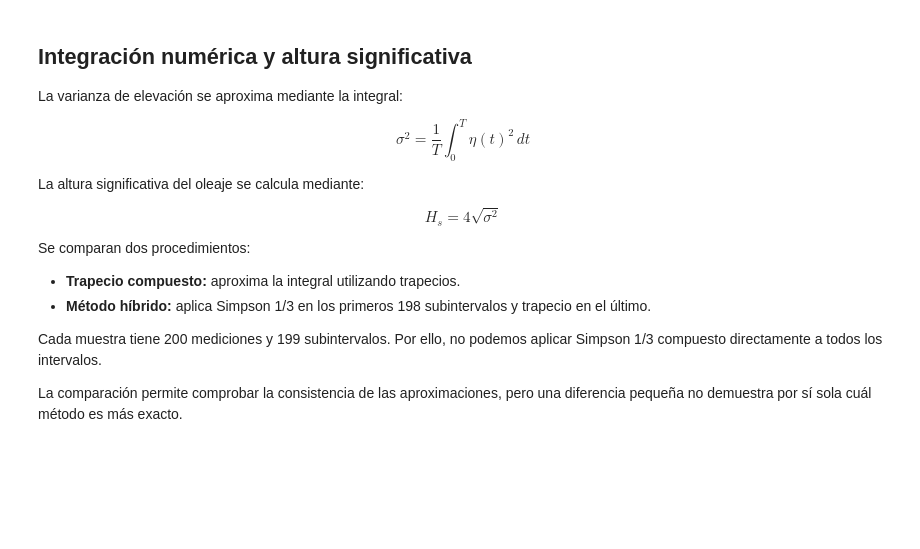
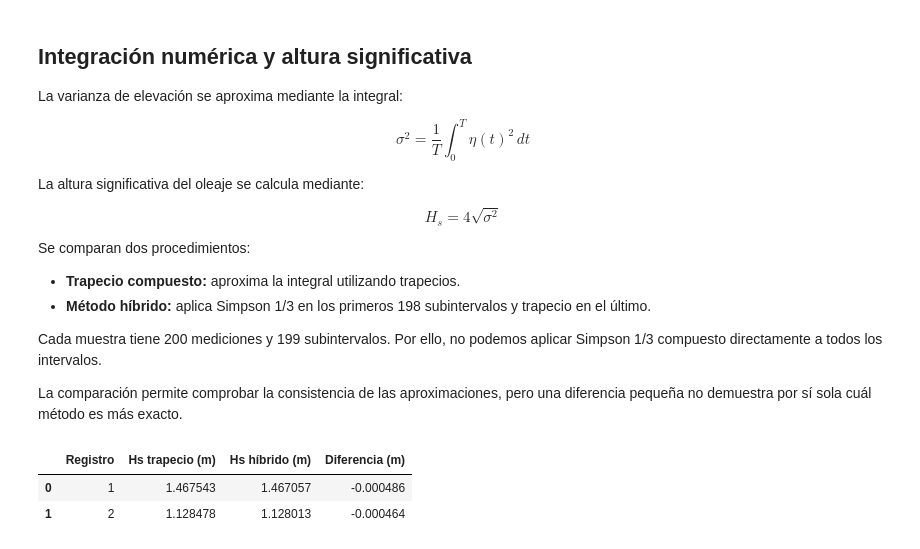
Before and after one commit to Franciscocamposk/PROYECTOS_CALCULO_DIFERENCIAL_E_INTEGRAL, a Jupyter notebook: PROYECTO_2/HERNANDEZ TORRENTES JOSEPH STEVEN/notebooks/analisis_energia_oleaje.ipynb, the cells around one changed output. Cells and saved outputs as stored; diff of their text form; code cells hidden in the pictures; blank space fills up the shorter version.

Commit message:
Proyecto 8: actualizar resultados del notebook

```diff
--- a/PROYECTO_2/HERNANDEZ TORRENTES JOSEPH STEVEN/notebooks/analisis_energia_oleaje.ipynb
+++ b/PROYECTO_2/HERNANDEZ TORRENTES JOSEPH STEVEN/notebooks/analisis_energia_oleaje.ipynb
@@ -131,3 +131,35 @@ Se comparan dos procedimientos:
 Cada muestra tiene 200 mediciones y 199 subintervalos. Por ello, no podemos aplicar Simpson 1/3 compuesto directamente a todos los intervalos.
 
 La comparación permite comprobar la consistencia de las aproximaciones, pero una diferencia pequeña no demuestra por sí sola cuál método es más exacto.
+# %%
+
+"""Compara los métodos de integración en las muestras reales."""
+
+from src.calculos_oleaje import calcular_por_registro
+
+muestras = hojas["Muestra_elevacion"]
+
+resultado_trapecio = calcular_por_registro(
+    muestras, metodo="trapecio"
+)
+
+resultado_hibrido = calcular_por_registro(
+    muestras, metodo="hibrido"
+)
+
+comparacion_integrales = pd.DataFrame({
+    "Registro": resultado_trapecio["registro"],
+    "Hs trapecio (m)": resultado_trapecio["altura_significativa_m"],
+    "Hs híbrido (m)": resultado_hibrido["altura_significativa_m"],
+})
+
+comparacion_integrales["Diferencia (m)"] = (
+    comparacion_integrales["Hs híbrido (m)"]
+    - comparacion_integrales["Hs trapecio (m)"]
+)
+
+display(comparacion_integrales.round(6))
+# %% [output]
+|  | Registro | Hs trapecio (m) | Hs híbrido (m) | Diferencia (m) |
+| 0 | 1 | 1.467543 | 1.467057 | -0.000486 |
+| 1 | 2 | 1.128478 | 1.128013 | -0.000464 |
```
Also changed, not shown: parts of 4 cells of this notebook.
